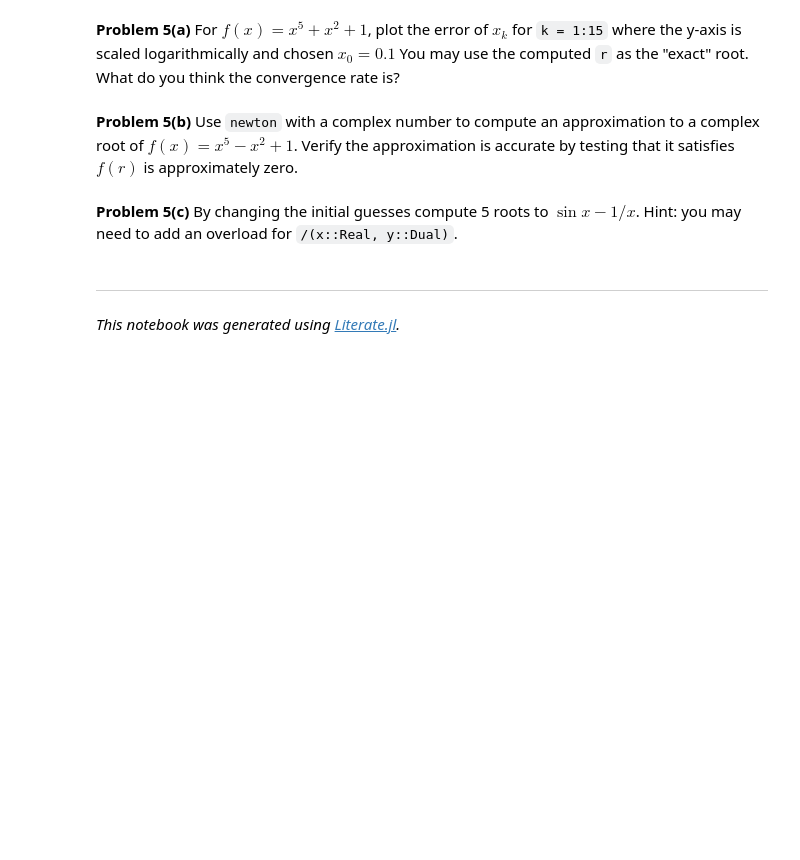
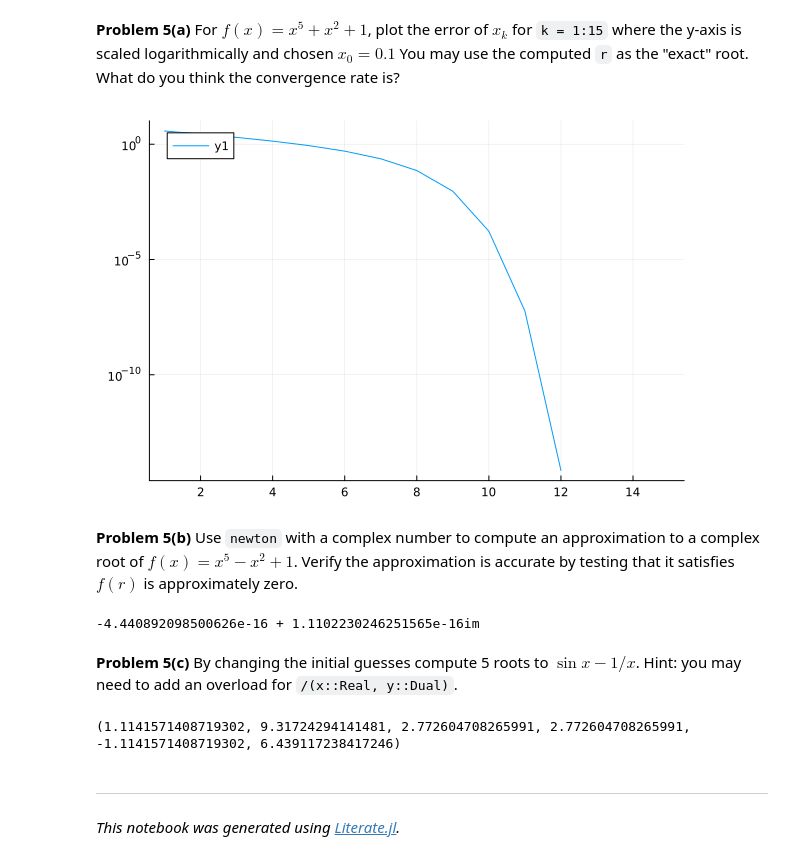
Before and after one commit to LatvianGoatbit/MATH50003NumericalAnalysis, a Jupyter notebook: labs/lab2.ipynb, the cells around one changed output. Drawn from its saved outputs; the diff is of its cells as text; code cells hidden in the pictures; blank space fills up the shorter version.

```diff
--- a/labs/lab2.ipynb
+++ b/labs/lab2.ipynb
@@ -468,22 +447,28 @@ import Base: -, cos, sin, /
 -(x::Dual) = Dual(-x.a, -x.b)
 
 # TODO: implement -(::Dual, ::Dual)
-
+-(x::Dual, y::Dual) = Dual(x.a - y.a, x.b - y.b)
 
 
 function cos(x::Dual)
     # TODO: implement cos for Duals
+    Dual(cos(x.a), -sin(x.a) * x.b)
 
 end
 
 function sin(x::Dual)
     # TODO: implement sin for Duals
+    Dual(sin(x.a), cos(x.a) * x.b)
 
 end
 
 function /(x::Dual, y::Dual)
     # TODO: implement division for Duals.
     # Hint: think of this as x * (1/y)
+    if iszero(y.a)
+        error("Division for dual numbers is ill-defined when denonimator real part is zero.")
+    end
+    return Dual(x.a / y.a, (y.a * x.b - x.a * y.b) / y.a^2)
 
 end
 
@@ -507,0 +489,29 @@ at the point $x = 0.1$. Compare with divided differences to give evidence that y
+# %%
+# TODO: Use dual numbers to compute the derivatives of the 3 functions above.
+f = x -> exp(exp(x)cos(x) + sin(x))
+/(x::Dual, k::Int) = Dual(x.a/k, x.b/k) # missing overload from above
+-(x::Dual, k::Int) = Dual(x.a-k, x.b) # missing overload from above
+*(k::Int, x::Dual) = Dual(k*x.a, k*x.b) # missing overload from above
+g = function(x)
+    ret = 1
+    for k = 1:1000
+        ret *= x/k - 1
+    end
+    ret
+end
+function cont(n, x)
+    ret = 2
+    for k = 1:n-1
+        ret = 2 + (x-1)/ret
+    end
+    1 + (x-1)/ret
+end
+
+# With the previous problems solved, this is as simple as running
+
+fdual = f(0.1+ϵ)
+fdual.b
+gdual = g(0.1+ϵ)
+gdual.b
+contdual = cont(1000, 0.1 + ϵ)
+contdual.b
@@ -562,6 +570,9 @@ y-axis is scaled logarithmically and chosen $x_0 = 0.1$ You may
 use the computed `r` as the "exact" root. What do you think the convergence rate is?
 # %%
 # TODO: compute and plot the error of `newton(f, 0.1, k)` for `k = 1:15`
+plot(1:15, [nanabs(newton(f, 0.1, k)-r) for k=1:15]; yscale=:log10)
+# %% [output]
+[figure, added]
 # %% [markdown]
 **Problem 5(b)** Use `newton` with a complex number to compute
 an approximation to a complex root of $f(x) = x^5 - x^2 + 1$.
@@ -569,6 +580,11 @@ Verify the approximation is accurate by testing that it satisfies $f(r)$
 is approximately zero.
 # %%
 # TODO: By making the initial guess complex find a complex root.
+f = x -> x^5 - x^2 + 1
+r = newton(f, 0.1+ 0.5im, 100)
+f(r)
+# %% [output]
+-4.440892098500626e-16 + 1.1102230246251565e-16im
 # %% [markdown]
 **Problem 5(c)** By changing the initial guesses compute 5 roots to
 $\sin x - 1/x$. Hint: you may need to add an overload for `/(x::Real, y::Dual)`.
@@ -577,3 +591,16 @@ $\sin x - 1/x$. Hint: you may need to add an overload for `/(x::Real, y::Dual)`.
+# %%
+# TODO: Use newton to compute roots of sin(x) - 1/x.
+/(x::Real, y::Dual) = Dual(x)/y
+
+f = x -> sin(x) - 1/x
+newton(f, 1, 100),
+newton(f, 5, 100),
+newton(f, 4, 100),
+newton(f, 3, 100),
+newton(f, 2, 100),
+newton(f, 6, 100)
+# %% [output]
+(1.1141571408719302, 9.31724294141481, 2.772604708265991, 2.772604708265991, -1.1141571408719302, 6.439117238417246)
 # %% [markdown]
 ---
 
```
Also changed, not shown: parts of 30 cells of this notebook.
